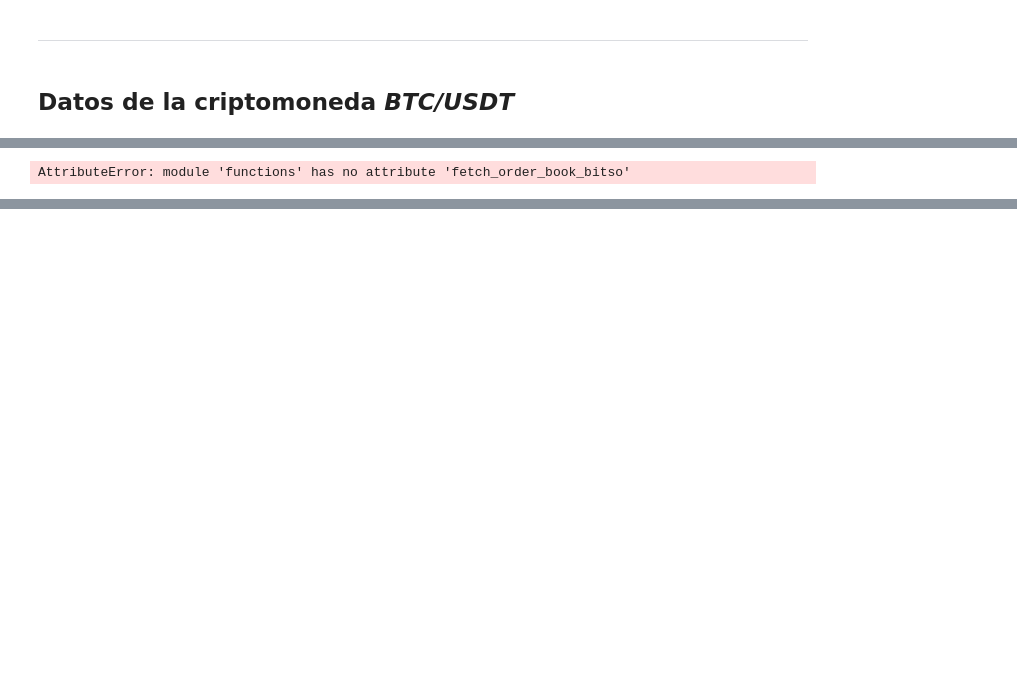
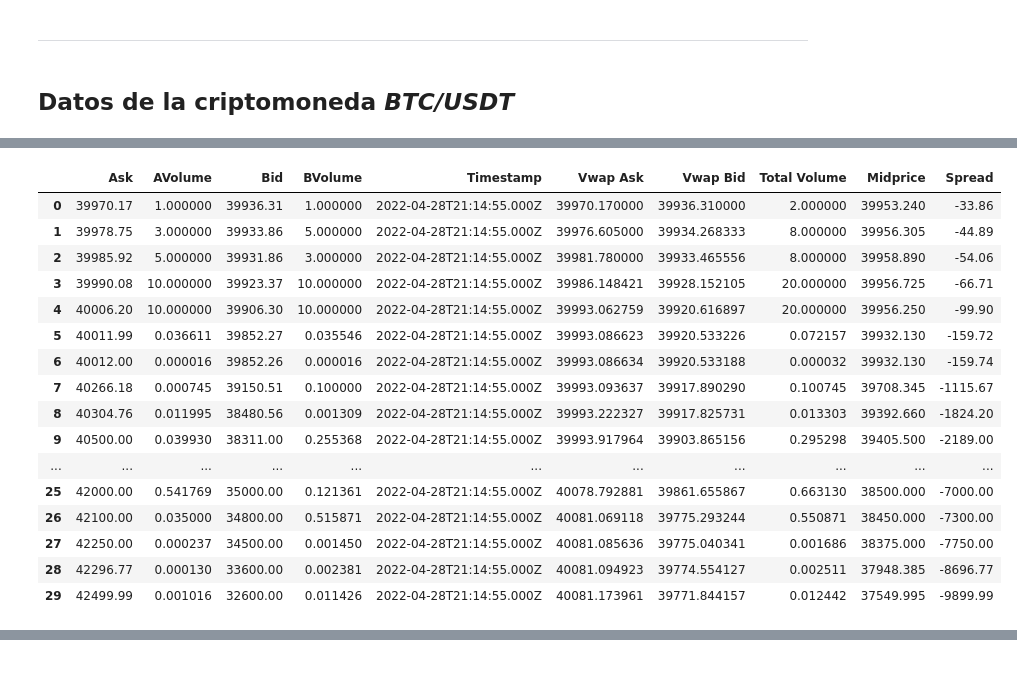
Before and after one commit to berlinpreciado21/MyST_LAB_4_E1, a Jupyter notebook: notebook.ipynb, the cells around one changed output, grey strips where cells are left out. Saved outputs shown, nothing was run; the diff lists cells and outputs as text; code cells hidden in the pictures; blank space fills up the shorter version.

```diff
--- a/notebook.ipynb
+++ b/notebook.ipynb
@@ -82,5 +97,23 @@ import functions as fn
 # %%
-fd=fn.fetch_order_book_bitso('BTC/USDT',30)
-print(fd)
+##Bitso
+fb=fn.fetch_order_book_bitso('BTC/USDT',30)
+
+pd.DataFrame(fb[:30])
 # %% [output]
-AttributeError: module 'functions' has no attribute 'fetch_order_book_bitso'
+|  | Ask | AVolume | Bid | BVolume | Timestamp | Vwap Ask | Vwap Bid | Total Volume | Midprice | Spread |
+| 0 | 39970.17 | 1.000000 | 39936.31 | 1.000000 | 2022-04-28T21:14:55.000Z | 39970.170000 | 39936.310000 | 2.000000 | 39953.240 | -33.86 |
+| 1 | 39978.75 | 3.000000 | 39933.86 | 5.000000 | 2022-04-28T21:14:55.000Z | 39976.605000 | 39934.268333 | 8.000000 | 39956.305 | -44.89 |
+| 2 | 39985.92 | 5.000000 | 39931.86 | 3.000000 | 2022-04-28T21:14:55.000Z | 39981.780000 | 39933.465556 | 8.000000 | 39958.890 | -54.06 |
+| 3 | 39990.08 | 10.000000 | 39923.37 | 10.000000 | 2022-04-28T21:14:55.000Z | 39986.148421 | 39928.152105 | 20.000000 | 39956.725 | -66.71 |
+| 4 | 40006.20 | 10.000000 | 39906.30 | 10.000000 | 2022-04-28T21:14:55.000Z | 39993.062759 | 39920.616897 | 20.000000 | 39956.250 | -99.90 |
+| 5 | 40011.99 | 0.036611 | 39852.27 | 0.035546 | 2022-04-28T21:14:55.000Z | 39993.086623 | 39920.533226 | 0.072157 | 39932.130 | -159.72 |
+| 6 | 40012.00 | 0.000016 | 39852.26 | 0.000016 | 2022-04-28T21:14:55.000Z | 39993.086634 | 39920.533188 | 0.000032 | 39932.130 | -159.74 |
+| 7 | 40266.18 | 0.000745 | 39150.51 | 0.100000 | 2022-04-28T21:14:55.000Z | 39993.093637 | 39917.890290 | 0.100745 | 39708.345 | -1115.67 |
+| 8 | 40304.76 | 0.011995 | 38480.56 | 0.001309 | 2022-04-28T21:14:55.000Z | 39993.222327 | 39917.825731 | 0.013303 | 39392.660 | -1824.20 |
+| 9 | 40500.00 | 0.039930 | 38311.00 | 0.255368 | 2022-04-28T21:14:55.000Z | 39993.917964 | 39903.865156 | 0.295298 | 39405.500 | -2189.00 |
+| ... | ... | ... | ... | ... | ... | ... | ... | ... | ... | ... |
+| 25 | 42000.00 | 0.541769 | 35000.00 | 0.121361 | 2022-04-28T21:14:55.000Z | 40078.792881 | 39861.655867 | 0.663130 | 38500.000 | -7000.00 |
+| 26 | 42100.00 | 0.035000 | 34800.00 | 0.515871 | 2022-04-28T21:14:55.000Z | 40081.069118 | 39775.293244 | 0.550871 | 38450.000 | -7300.00 |
+| 27 | 42250.00 | 0.000237 | 34500.00 | 0.001450 | 2022-04-28T21:14:55.000Z | 40081.085636 | 39775.040341 | 0.001686 | 38375.000 | -7750.00 |
+| 28 | 42296.77 | 0.000130 | 33600.00 | 0.002381 | 2022-04-28T21:14:55.000Z | 40081.094923 | 39774.554127 | 0.002511 | 37948.385 | -8696.77 |
+| 29 | 42499.99 | 0.001016 | 32600.00 | 0.011426 | 2022-04-28T21:14:55.000Z | 40081.173961 | 39771.844157 | 0.012442 | 37549.995 | -9899.99 |
```
Also changed, not shown: parts of 3 cells of this notebook, 2 other files.
